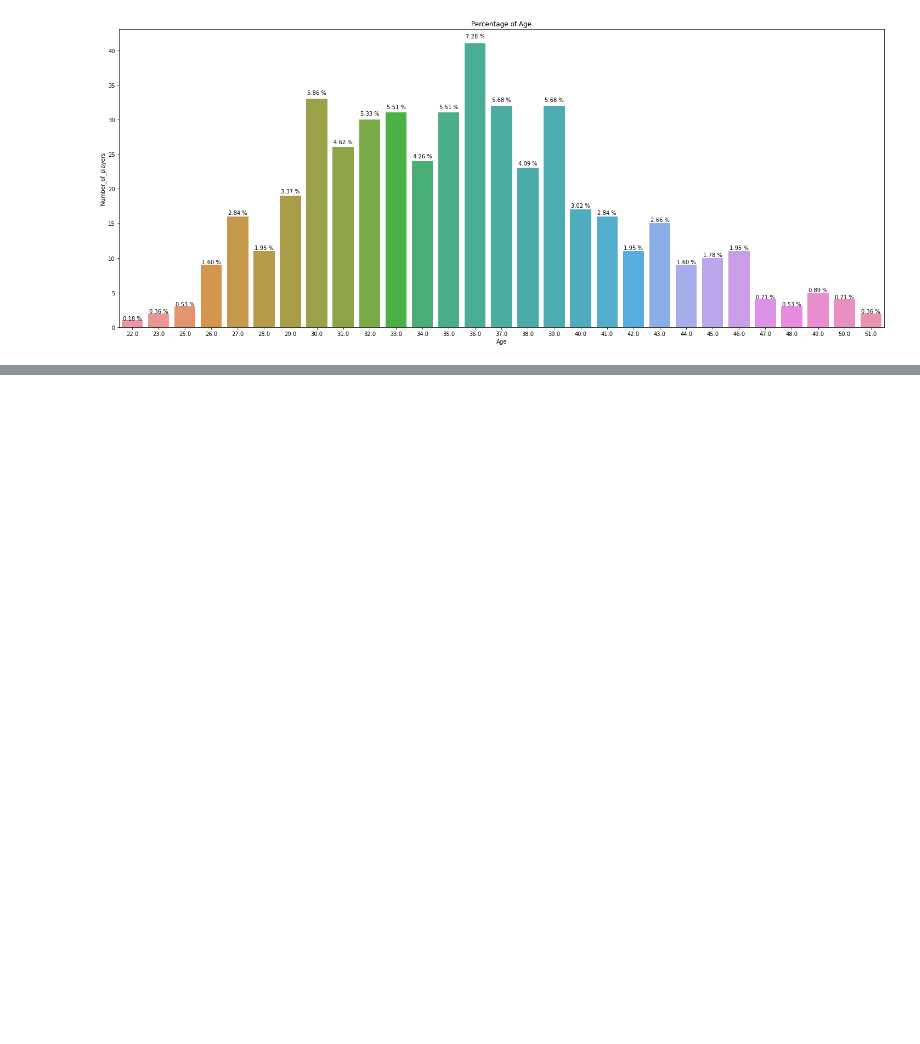
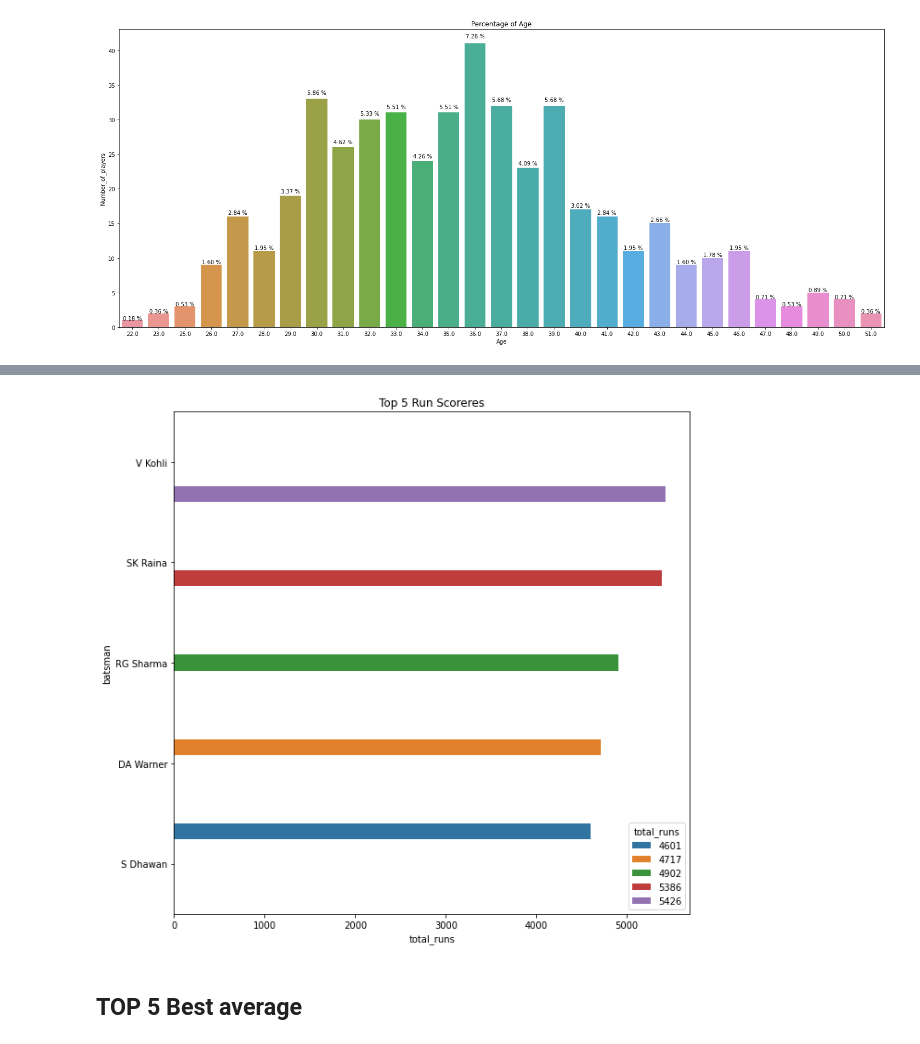
Before and after one commit to Abhijit-Bhat/Data-analysis-using-python, a Jupyter notebook: Copy_of_IPL_T20_Cricket_Analysis_Capstone_Project.ipynb, the cells around one changed output, grey strips where cells are left out. Drawn from its saved outputs; the diff is of its cells as text; code cells hidden in the pictures; blank space fills up the shorter version.

```diff
--- a/Copy_of_IPL_T20_Cricket_Analysis_Capstone_Project.ipynb
+++ b/Copy_of_IPL_T20_Cricket_Analysis_Capstone_Project.ipynb
@@ -454,0 +287,5 @@ for p in ax.patches:
+# %%
+df3_Most_runs = df3.sort_values(by=['total_runs'],ascending=False)
+# %%
+top_5_df3_Most_runs = df3_Most_runs.head()
+top_5_df3_Most_runs
@@ -454,0 +299,8 @@ for p in ax.patches:
+# %%
+plt.figure(figsize=(10,10)) # setting size of plot
+plt.title('Top 5 Run Scoreres')
+ax = sns.barplot(x="total_runs", y='batsman', hue='total_runs', data = top_5_df3_Most_runs)
+# %% [output]
+[figure, added]
+# %% [markdown]
+## TOP 5 Best average
```
Also changed, not shown: parts of 96 cells of this notebook.
